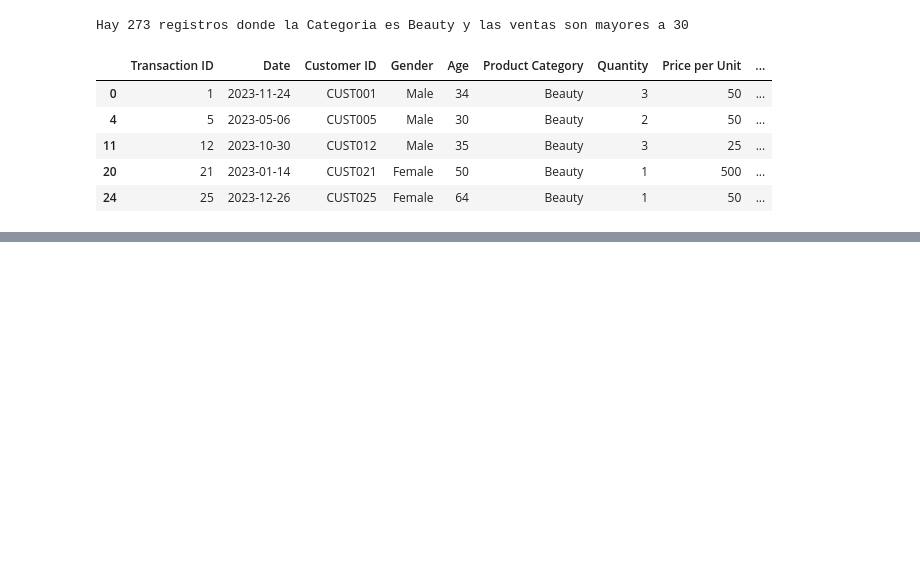
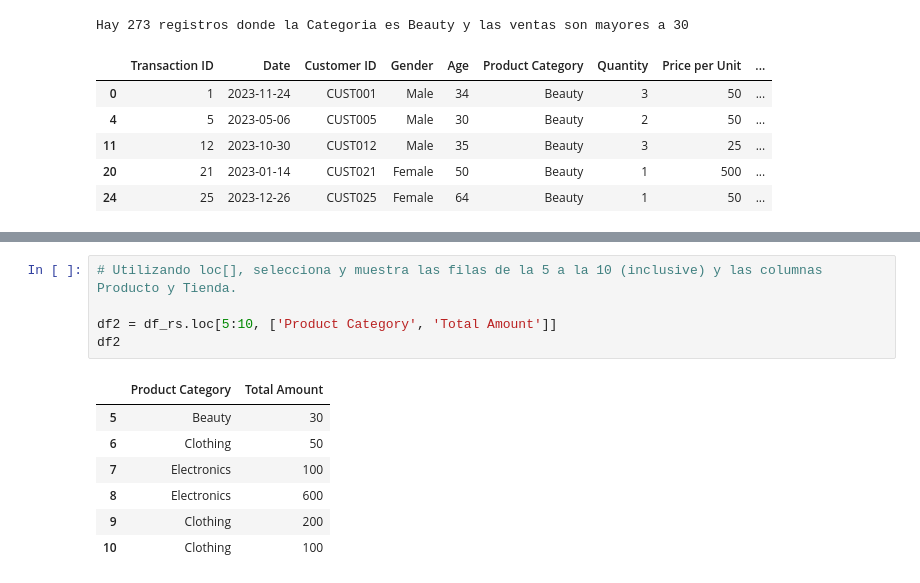
Before and after one commit to kalex066/RetailSales_DataAnalysis, a Jupyter notebook: notebooks/RetailSales_Analysis.ipynb, the cells around one changed output, grey strips where cells are left out. Drawn from its saved outputs; the diff is of its cells as text; blank space fills up the shorter version.

```diff
--- a/notebooks/RetailSales_Analysis.ipynb
+++ b/notebooks/RetailSales_Analysis.ipynb
@@ -188,0 +202,13 @@ Hay 273 registros donde la Categoria es Beauty y las ventas son mayores a 30
+# %%
+# Utilizando loc[], selecciona y muestra las filas de la 5 a la 10 (inclusive) y las columnas Producto y Tienda.
+
+df2 = df_rs.loc[5:10, ['Product Category', 'Total Amount']]
+df2
+# %% [output]
+|  | Product Category | Total Amount |
+| 5 | Beauty | 30 |
+| 6 | Clothing | 50 |
+| 7 | Electronics | 100 |
+| 8 | Electronics | 600 |
+| 9 | Clothing | 200 |
+| 10 | Clothing | 100 |
```
Also changed, not shown: parts of 3 cells of this notebook.
